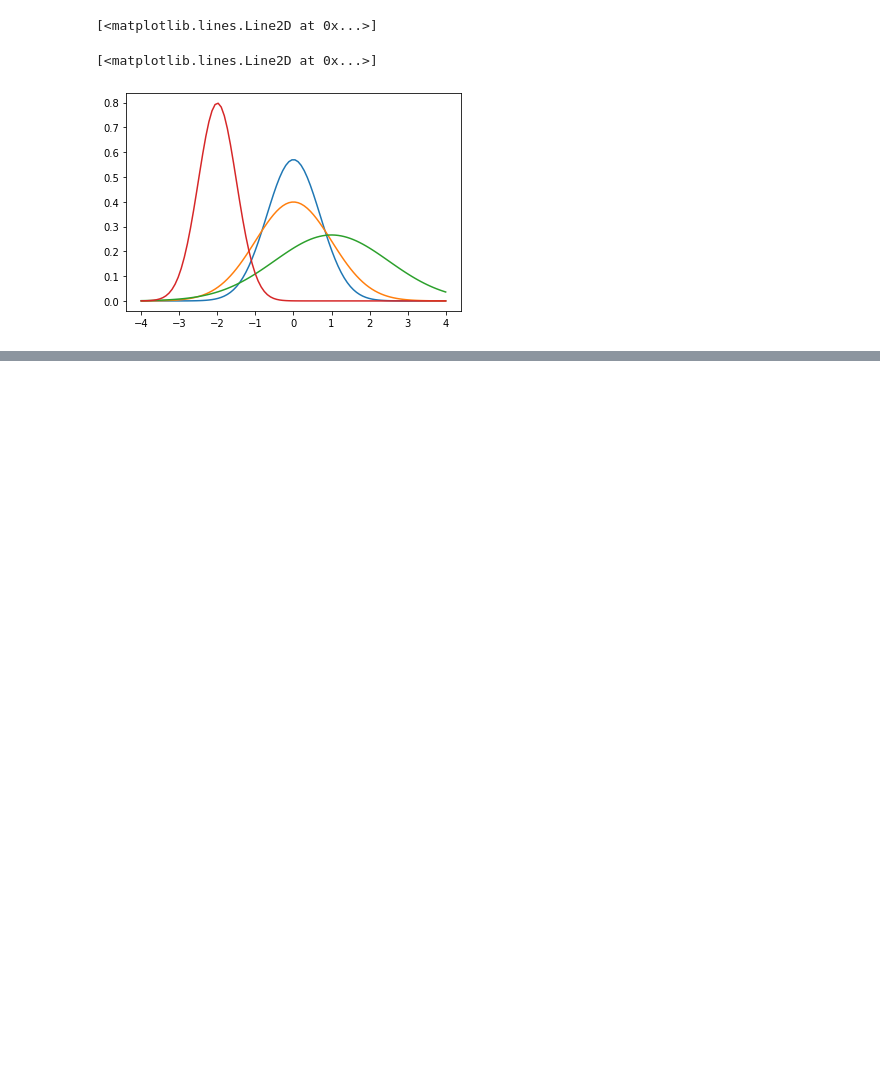
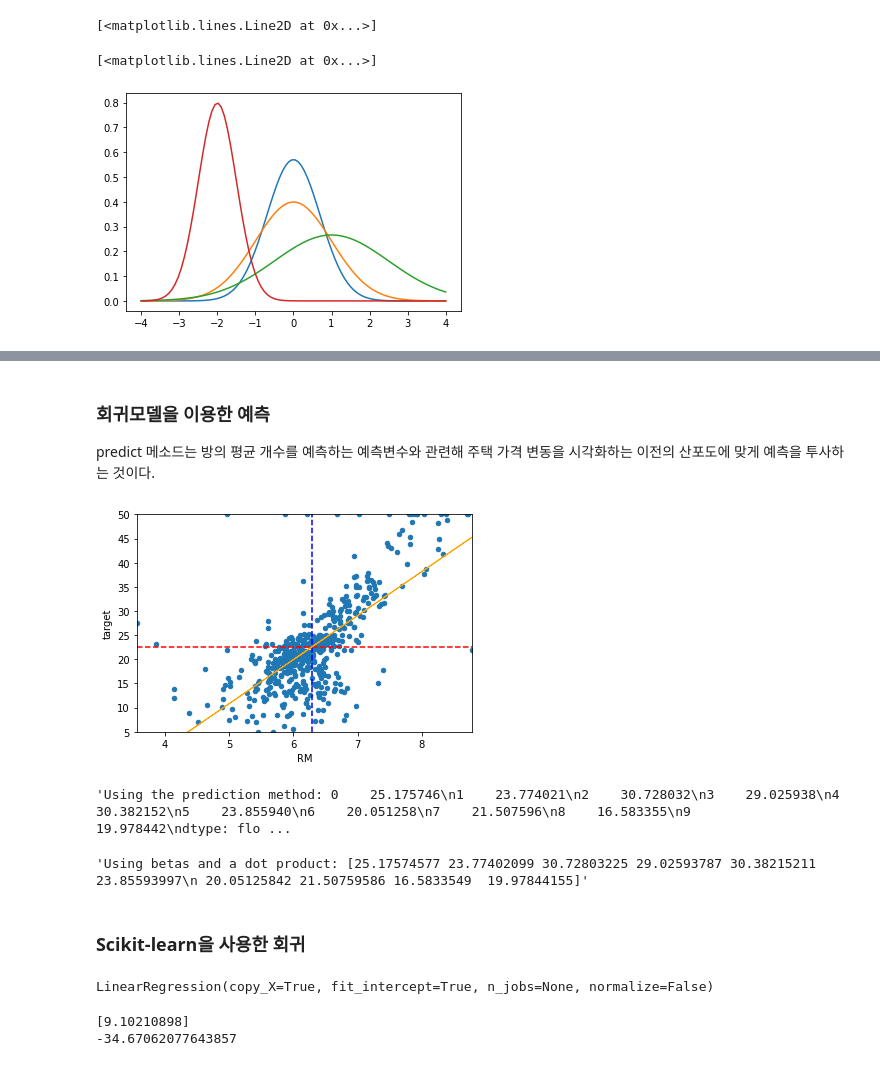
Before and after one commit to chldnjstjr/Regression-Analysis-Study, a Jupyter notebook: Regression_Analysis_with_Python_CH2_단순선형회귀.ipynb, the cells around one changed output, grey strips where cells are left out. Drawn from its saved outputs; the diff is of its cells as text; code cells hidden in the pictures; blank space fills up the shorter version.

```diff
--- a/Regression_Analysis_with_Python_CH2_단순선형회귀.ipynb
+++ b/Regression_Analysis_with_Python_CH2_단순선형회귀.ipynb
@@ -115,0 +362,23 @@ plt.show()
+# %% [markdown]
+### 회귀모델을 이용한 예측
+
+predict 메소드는 방의 평균 개수를 예측하는 예측변수와 관련해 주택 가격 변동을 시각화하는 이전의 산포도에 맞게 예측을 투사하는 것이다.
+# %%
+x_range = [dataset['RM'].min(), dataset['RM'].max()]
+y_range = [dataset['target'].min(), dataset['target'].max()]
+scatter_plot = dataset.plot(kind='scatter', x='RM', y='target', xlim=x_range, ylim=y_range)
+meanY=scatter_plot.plot(x_range, [dataset['target'].mean(), dataset['target'].mean()], '--', color='red', linewidth=1.5)
+meanX=scatter_plot.plot([dataset['RM'].mean(), dataset['RM'].mean()], y_range, '--', color='blue', linewidth=1.5)
+regression_line=scatter_plot.plot(dataset['RM'], fitted_value, '-', color='orange', linewidth=1)
+plt.show()
+# %% [output]
+[figure, added]
+# %%
+predictions_by_dot_product=np.dot(X, betas)
+"Using the prediction method: %s" % fitted_value[:10]
+"Using betas and a dot product: %s" % predictions_by_dot_product[:10]
+# %% [output]
+'Using the prediction method: 0    25.175746\n1    23.774021\n2    30.728032\n3    29.025938\n4    30.382152\n5    23.855940\n6    20.051258\n7    21.507596\n8    16.583355\n9    19.978442\ndtype: flo ...
+'Using betas and a dot product: [25.17574577 23.77402099 30.72803225 29.02593787 30.38215211 23.85593997\n 20.05125842 21.50759586 16.5833549  19.97844155]'
+# %% [markdown]
+### Scikit-learn을 사용한 회귀
@@ -115,0 +391,12 @@ plt.show()
+# %%
+#이전 단계를 모두 완료한 뒤 fit 메소드를 사용해 모델을 적합시킬 수 있다.
+linear_regression.fit(X,y)
+# %% [output]
+LinearRegression(copy_X=True, fit_intercept=True, n_jobs=None, normalize=False)
+# %%
+#모델을 적합시킨 뒤, 계수 벡터와 편향 상수를 검사한다.
+print(linear_regression.coef_)
+print(linear_regression.intercept_)
+# %% [output]
+[9.10210898]
+-34.67062077643857
```
Also changed, not shown: parts of 27 cells of this notebook.
